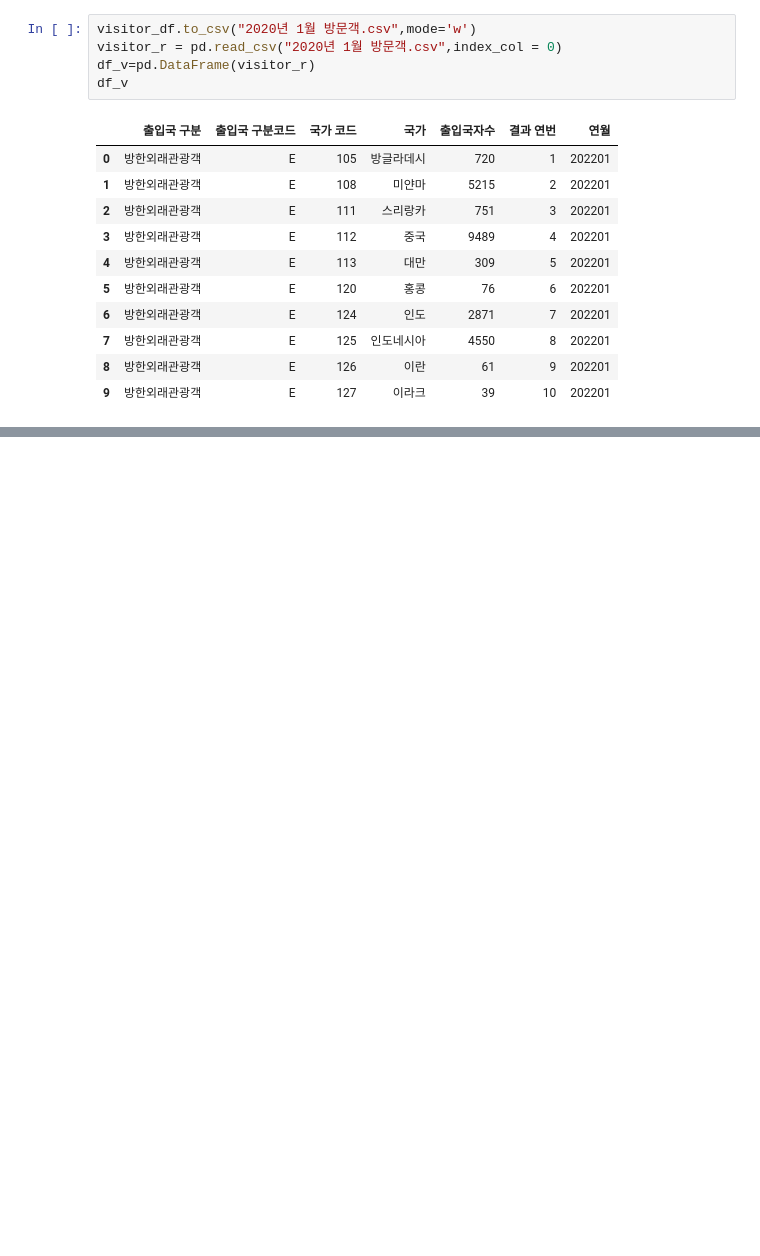
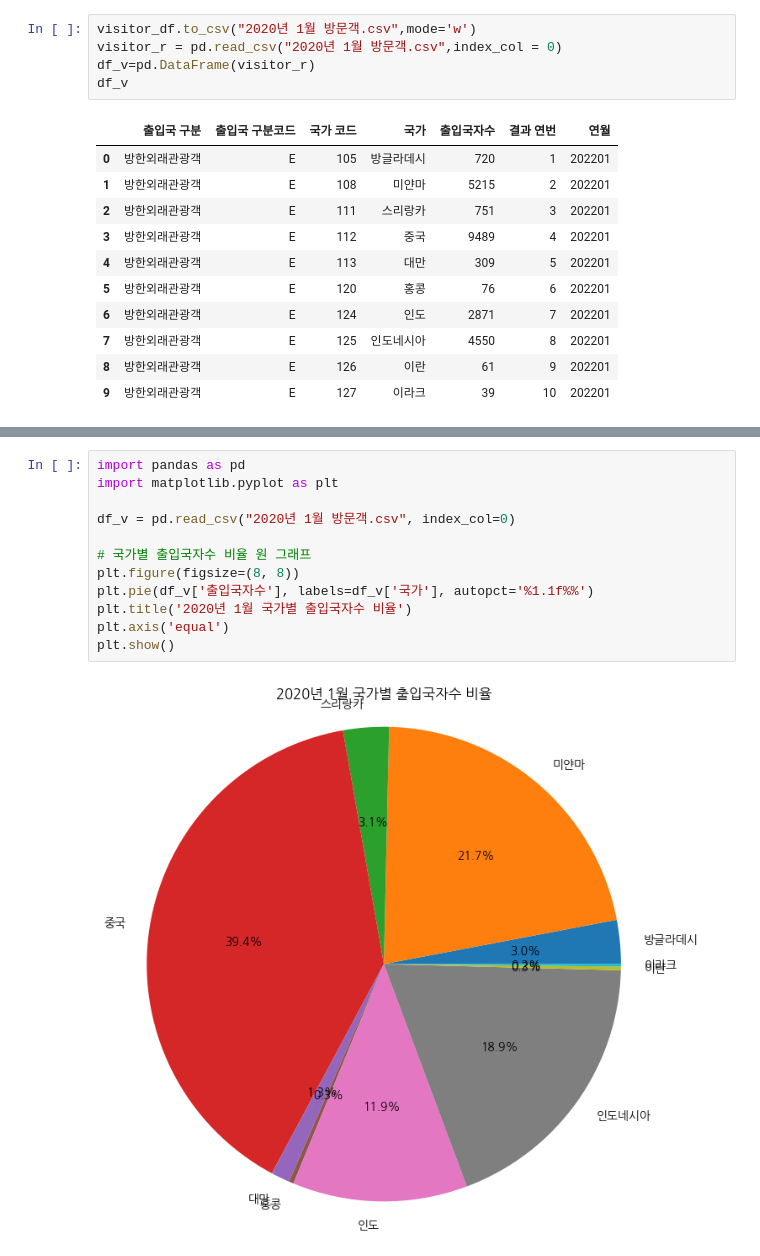
Before and after one commit to pppseojun/data-collection, a Jupyter notebook: exchange_data2_.ipynb, the cells around one changed output, grey strips where cells are left out. Cells and saved outputs as stored; diff of their text form; blank space fills up the shorter version.

```diff
--- a/exchange_data2_.ipynb
+++ b/exchange_data2_.ipynb
@@ -288,0 +302,14 @@ result
+# %%
+import pandas as pd
+import matplotlib.pyplot as plt
+
+df_v = pd.read_csv("2020년 1월 방문객.csv", index_col=0)
+
+# 국가별 출입국자수 비율 원 그래프
+plt.figure(figsize=(8, 8))
+plt.pie(df_v['출입국자수'], labels=df_v['국가'], autopct='%1.1f%%')
+plt.title('2020년 1월 국가별 출입국자수 비율')
+plt.axis('equal')
+plt.show()
+# %% [output]
+[figure, added]
```
Also changed, not shown: parts of 7 cells of this notebook.
